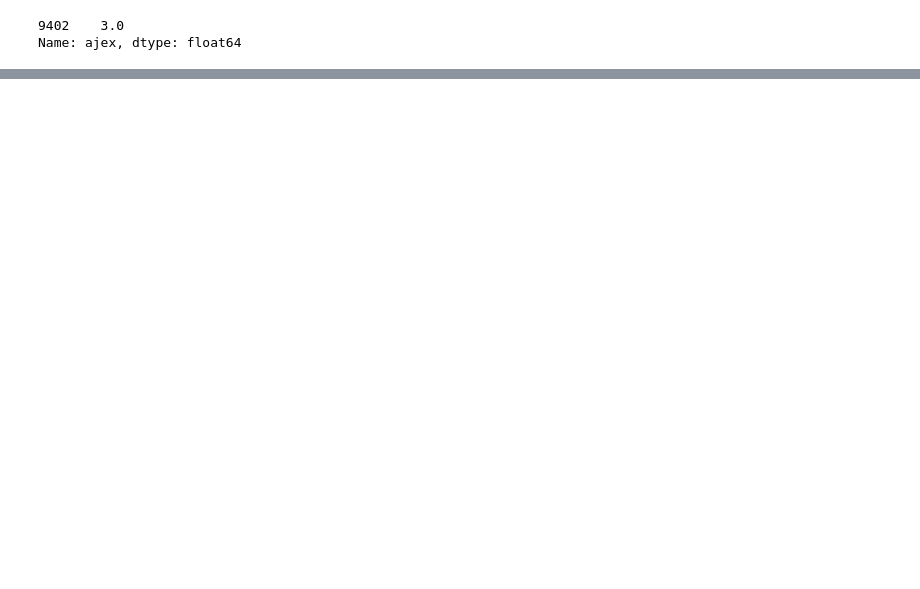
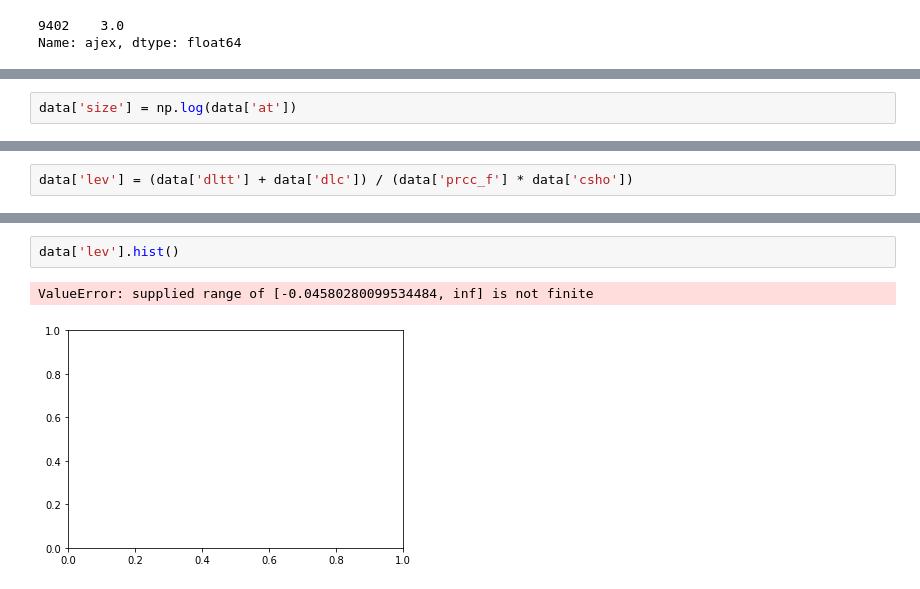
Before and after one commit to pakshingho/ESG, a Jupyter notebook: KLD_Compustat.ipynb, the cells around one changed output, grey strips where cells are left out. Drawn from its saved outputs; the diff is of its cells as text; blank space fills up the shorter version.

```diff
--- a/KLD_Compustat.ipynb
+++ b/KLD_Compustat.ipynb
@@ -915,0 +914,2 @@ Name: ajex, dtype: float64
+# %%
+data['size'] = np.log(data['at'])
@@ -915,0 +918,2 @@ Name: ajex, dtype: float64
+# %%
+data['lev'] = (data['dltt'] + data['dlc']) / (data['prcc_f'] * data['csho'])
@@ -915,0 +1017,5 @@ Name: ajex, dtype: float64
+# %%
+data['lev'].hist()
+# %% [output]
+ValueError: supplied range of [-0.04580280099534484, inf] is not finite
+[figure, added]
```
Also changed, not shown: parts of 22 cells of this notebook.
